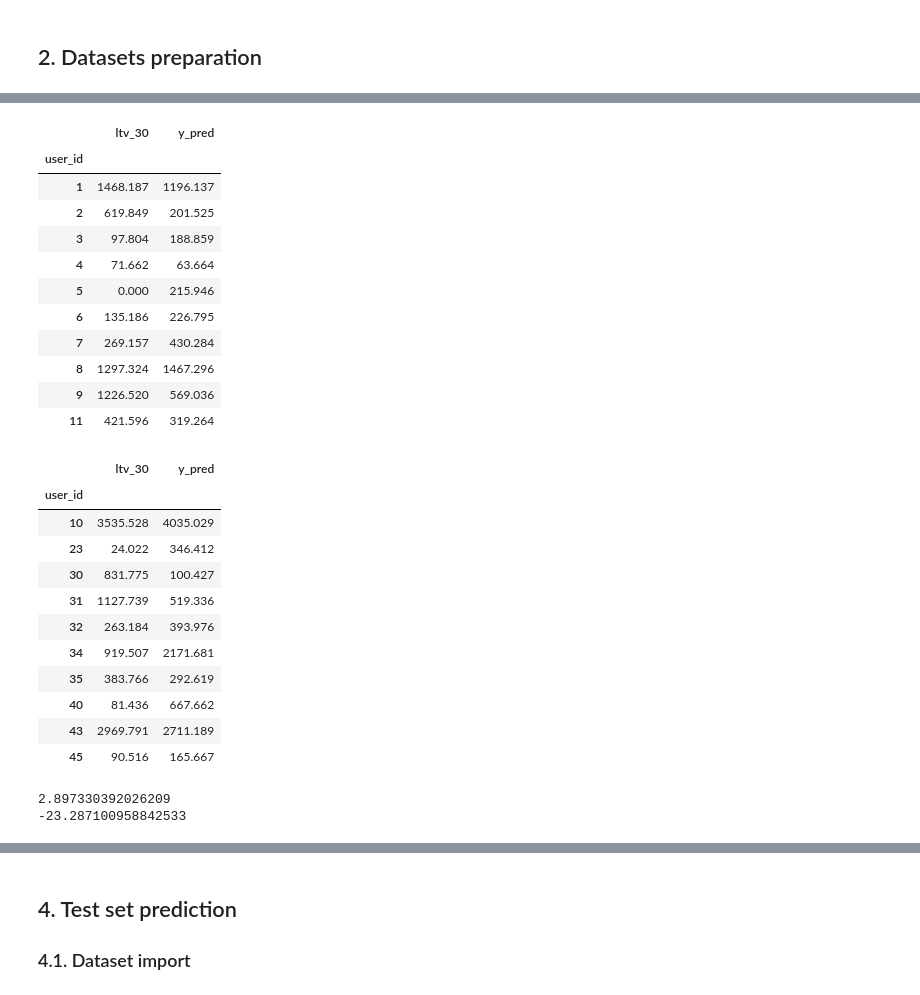
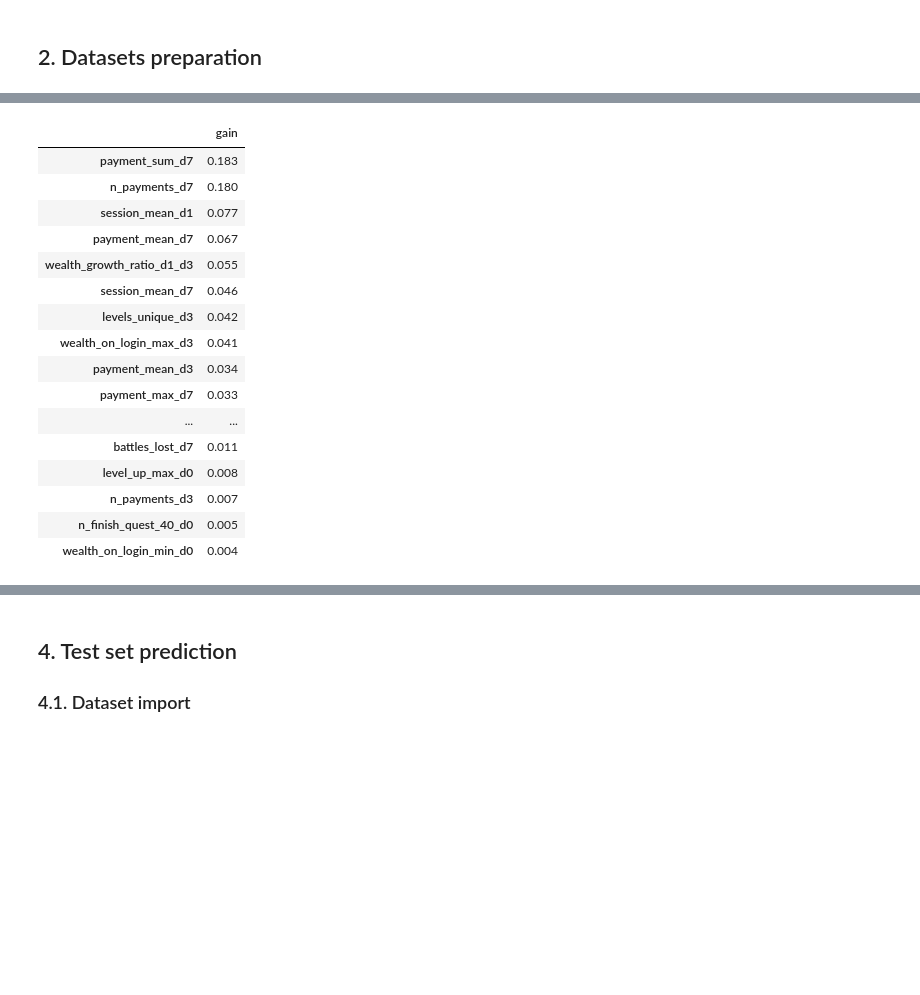
Before and after one commit to IwanVonNeumann/DataScienceTask_05, a Jupyter notebook: 3. Predictions.ipynb, the cells around one changed output, grey strips where cells are left out. Cells and saved outputs as stored; diff of their text form; code cells hidden in the pictures; blank space fills up the shorter version.

```diff
--- a/3. Predictions.ipynb
+++ b/3. Predictions.ipynb
@@ -57,8 +89,8 @@ print(dev_df.shape)
 # %%
-X_train = train_df[features].values
+X_train = train_df[features]#.values
 y_train = train_df[TARGET].values
 
-X_dev = dev_df[features].values
+X_dev = dev_df[features]#.values
 y_dev = dev_df[TARGET].values
 # %%
 print(X_train.shape)
@@ -88,17 +118,15 @@ XGB_HYPERPARAMS_FIXED = {
 }
 # %%
 BEST_HP = {
-    'n_estimators': 525,
-    'max_depth': 4,
-    'learning_rate': 0.01782103450973774,
-    'subsample': 0.8927219297311951,
-    'colsample_bytree': 0.5390163942734214,
-    'min_child_weight': 3.7191341096707813,
-    'gamma': 1.304456011005572,
-    'reg_alpha': 5.396467723652694,
-    'reg_lambda': 9.40505257447381,
-    # 'rmse_train': 333.9508387041941,
-    # 'rmse_dev': 499.0340940255368
+    'n_estimators': 157,
+    'max_depth': 6,
+    'learning_rate': 0.03210921617155426,
+    'subsample': 0.8979614161067629,
+    'colsample_bytree': 0.9024503388694571,
+    'min_child_weight': 1.4590048269858573,
+    'gamma': 1.6730631959514086,
+    'reg_alpha': 7.0586731716217646,
+    'reg_lambda': 1.4294052894285947,
 }
 # %%
 hp = XGB_HYPERPARAMS_FIXED | BEST_HP
@@ -121,3 +149,23 @@ XGBRegressor(base_score=None, booster='gbtree', callbacks=None,
              n_jobs=-1, num_parallel_tree=None, ...)
+# %%
+get_gain_ranking(best_model)
+# %% [output]
+|  | gain |
+| payment_sum_d7 | 0.183 |
+| n_payments_d7 | 0.180 |
+| session_mean_d1 | 0.077 |
+| payment_mean_d7 | 0.067 |
+| wealth_growth_ratio_d1_d3 | 0.055 |
+| session_mean_d7 | 0.046 |
+| levels_unique_d3 | 0.042 |
+| wealth_on_login_max_d3 | 0.041 |
+| payment_mean_d3 | 0.034 |
+| payment_max_d7 | 0.033 |
+| ... | ... |
+| battles_lost_d7 | 0.011 |
+| level_up_max_d0 | 0.008 |
+| n_payments_d3 | 0.007 |
+| n_finish_quest_40_d0 | 0.005 |
+| wealth_on_login_min_d0 | 0.004 |
 # %%
 df['y_pred'] = best_model.predict(df[features].values)
@@ -126,36 +171,0 @@ df['error'] = df[TARGET] - df['y_pred']
-# %%
-df.loc[train_df.index][['ltv_30', 'y_pred']].head(10)
-# %% [output]
-|  | ltv_30 | y_pred |
-| user_id |  |  |
-| 1 | 1468.187 | 1196.137 |
-| 2 | 619.849 | 201.525 |
-| 3 | 97.804 | 188.859 |
-| 4 | 71.662 | 63.664 |
-| 5 | 0.000 | 215.946 |
-| 6 | 135.186 | 226.795 |
-| 7 | 269.157 | 430.284 |
-| 8 | 1297.324 | 1467.296 |
-| 9 | 1226.520 | 569.036 |
-| 11 | 421.596 | 319.264 |
-# %%
-df.loc[dev_df.index][['ltv_30', 'y_pred']].head(10)
-# %% [output]
-|  | ltv_30 | y_pred |
-| user_id |  |  |
-| 10 | 3535.528 | 4035.029 |
-| 23 | 24.022 | 346.412 |
-| 30 | 831.775 | 100.427 |
-| 31 | 1127.739 | 519.336 |
-| 32 | 263.184 | 393.976 |
-| 34 | 919.507 | 2171.681 |
-| 35 | 383.766 | 292.619 |
-| 40 | 81.436 | 667.662 |
-| 43 | 2969.791 | 2711.189 |
-| 45 | 90.516 | 165.667 |
-# %%
-print(df.loc[train_df.index]['error'].mean())
-print(df.loc[dev_df.index]['error'].mean())
-# %% [output]
-2.897330392026209
--23.287100958842533
```
Also changed, not shown: parts of 26 cells of this notebook, 2 other files.
